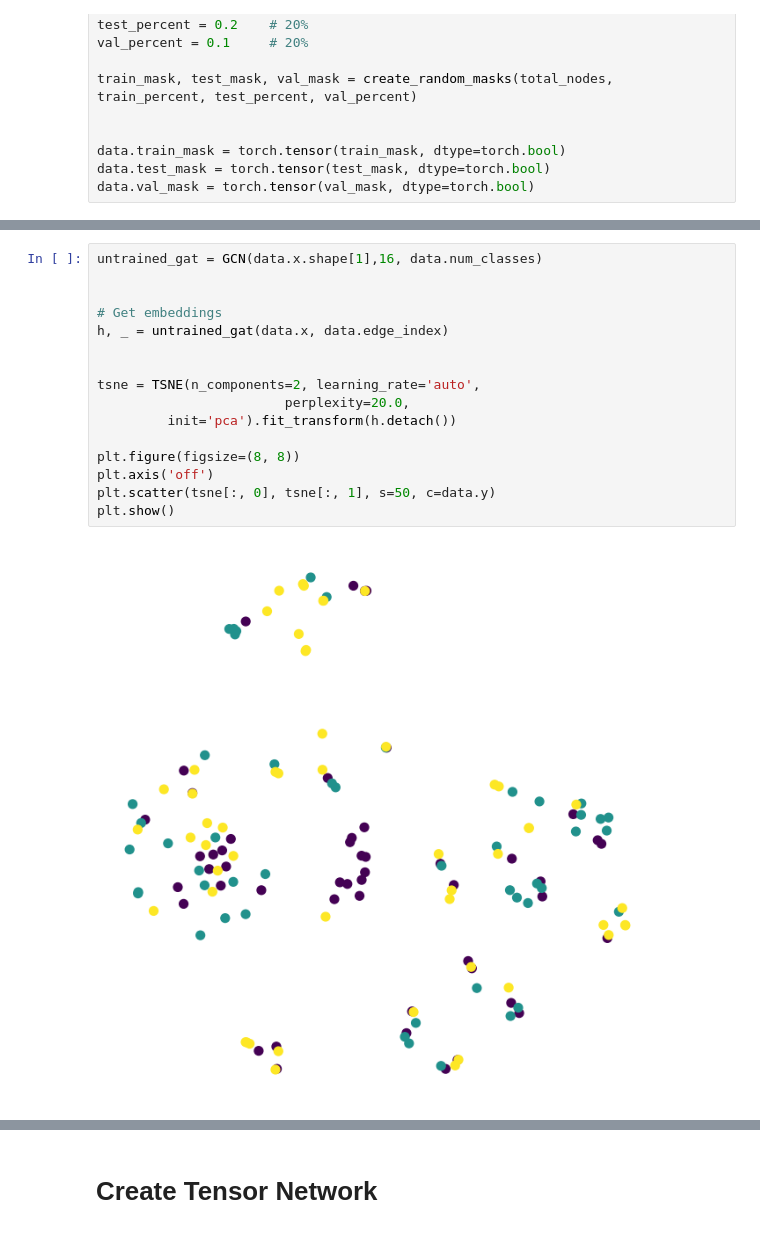
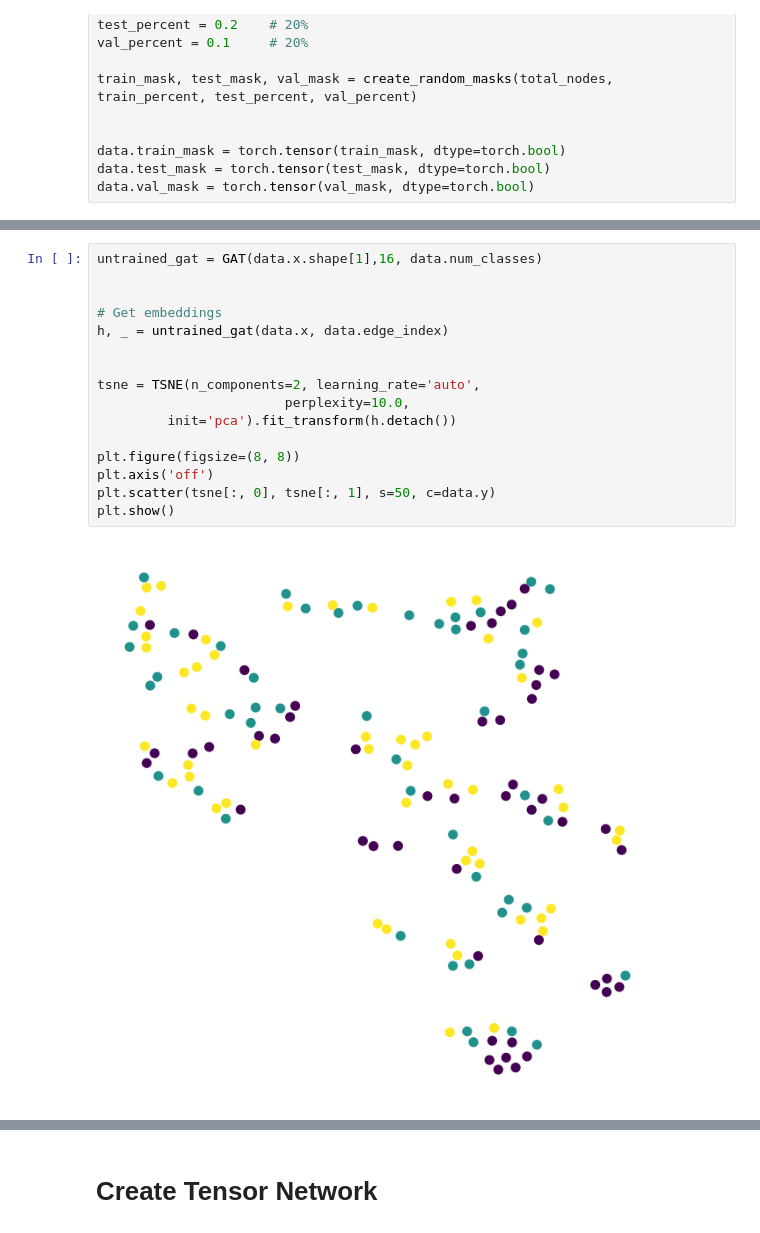
Before and after one commit to TAUforPython/machinelearning, a Jupyter notebook: GNN simple example Graph Convolution Network.ipynb, the cells around one changed output, grey strips where cells are left out. Drawn from its saved outputs; the diff is of its cells as text.

```diff
--- a/GNN simple example Graph Convolution Network.ipynb
+++ b/GNN simple example Graph Convolution Network.ipynb
@@ -633,20 +759,20 @@ IndexError: Target 3 is out of bounds.
 # %%
-untrained_gat = GCN(data.x.shape[1],16, data.num_classes)
+untrained_gat = GAT(data.x.shape[1],16, data.num_classes)
 
 
 # Get embeddings
 h, _ = untrained_gat(data.x, data.edge_index)
 
 
 tsne = TSNE(n_components=2, learning_rate='auto',
-                        perplexity=20.0,
+                        perplexity=10.0,
          init='pca').fit_transform(h.detach())
 
 plt.figure(figsize=(8, 8))
 plt.axis('off')
 plt.scatter(tsne[:, 0], tsne[:, 1], s=50, c=data.y)
 plt.show()
 # %% [output]
-[figure, old version]
+[figure, new version]
 # %%
 
```
Also changed, not shown: parts of 7 cells of this notebook.
